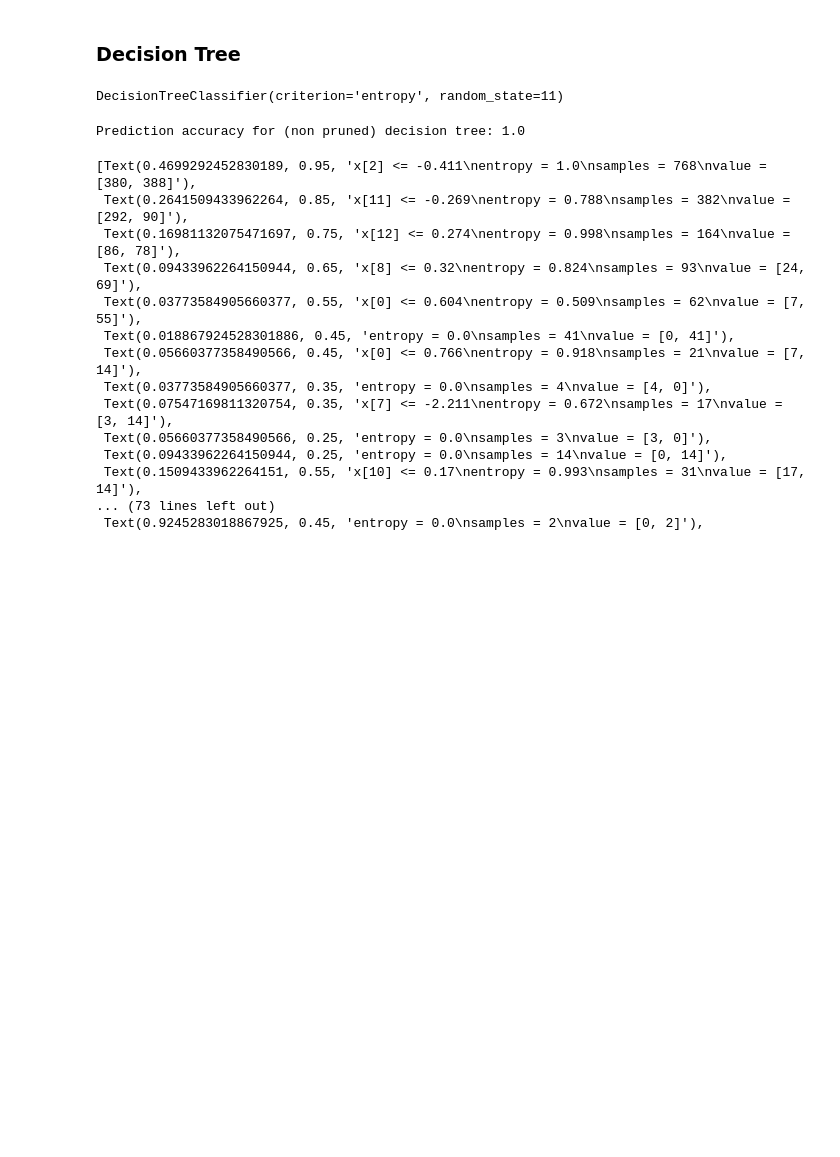
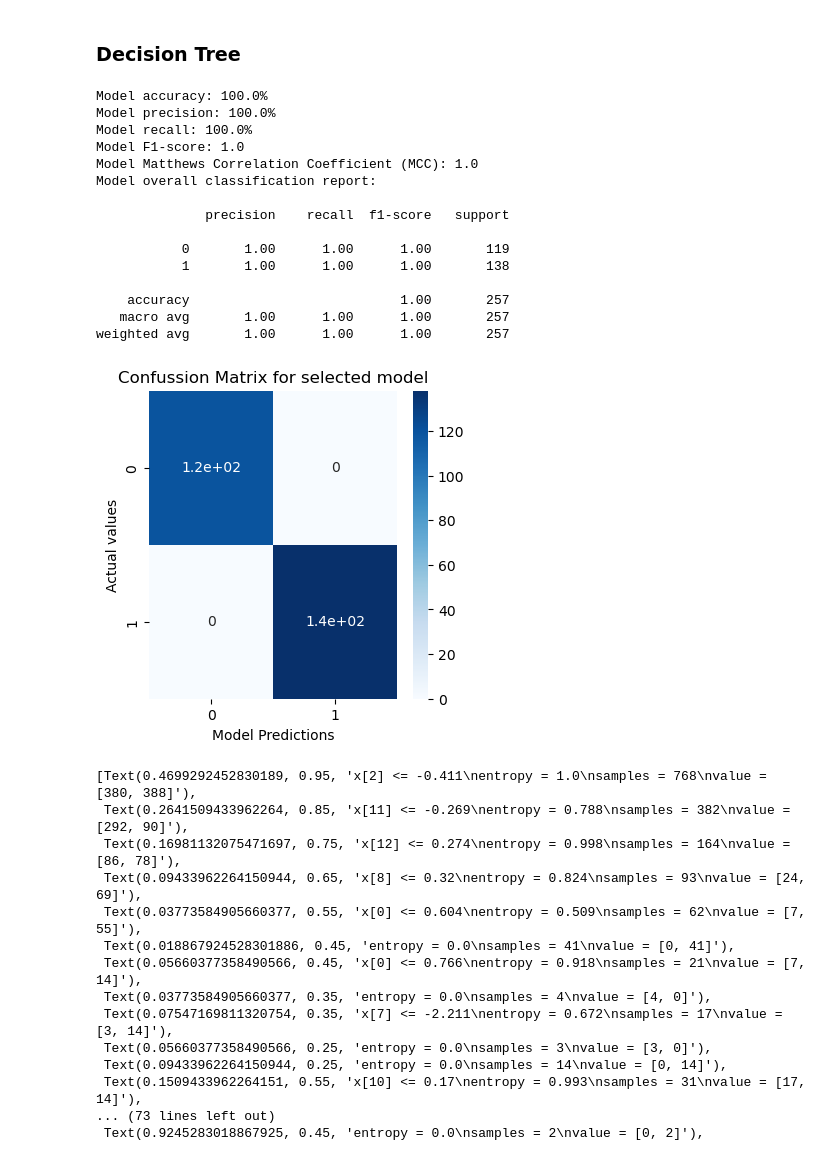
Before and after one commit to paulkli355/HeartFailure_Classification, a Jupyter notebook: classifier.ipynb, the cells around one changed output. Cells and saved outputs as stored; diff of their text form; code cells hidden in the pictures; blank space fills up the shorter version.

```diff
--- a/classifier.ipynb
+++ b/classifier.ipynb
@@ -88,13 +75,24 @@ y_cat_test = to_categorical(y_test)
 # %%
 dt_model = DecisionTreeClassifier(random_state=11,
                                   criterion='entropy')
 
 dt_model.fit(x_train, y_train)
+dt_score = evaluate_model(dt_model, x_test=x_test, y_test=y_test)
 # %% [output]
-DecisionTreeClassifier(criterion='entropy', random_state=11)
+Model accuracy: 100.0%
+Model precision: 100.0%
+Model recall: 100.0%
+Model F1-score: 1.0
+Model Matthews Correlation Coefficient (MCC): 1.0
+Model overall classification report:
+
+              precision    recall  f1-score   support
+
+           0       1.00      1.00      1.00       119
+           1       1.00      1.00      1.00       138
+
+    accuracy                           1.00       257
+   macro avg       1.00      1.00      1.00       257
+weighted avg       1.00      1.00      1.00       257
+[figure, added]
-# %%
-npr_dt_predictions = dt_model.predict(x_test)
-print(f"Prediction accuracy for (non pruned) decision tree: {accuracy_score(y_test, npr_dt_predictions)}")
-# %% [output]
-Prediction accuracy for (non pruned) decision tree: 1.0
 # %%
```
Also changed, not shown: parts of 24 cells of this notebook, 2 other files.
